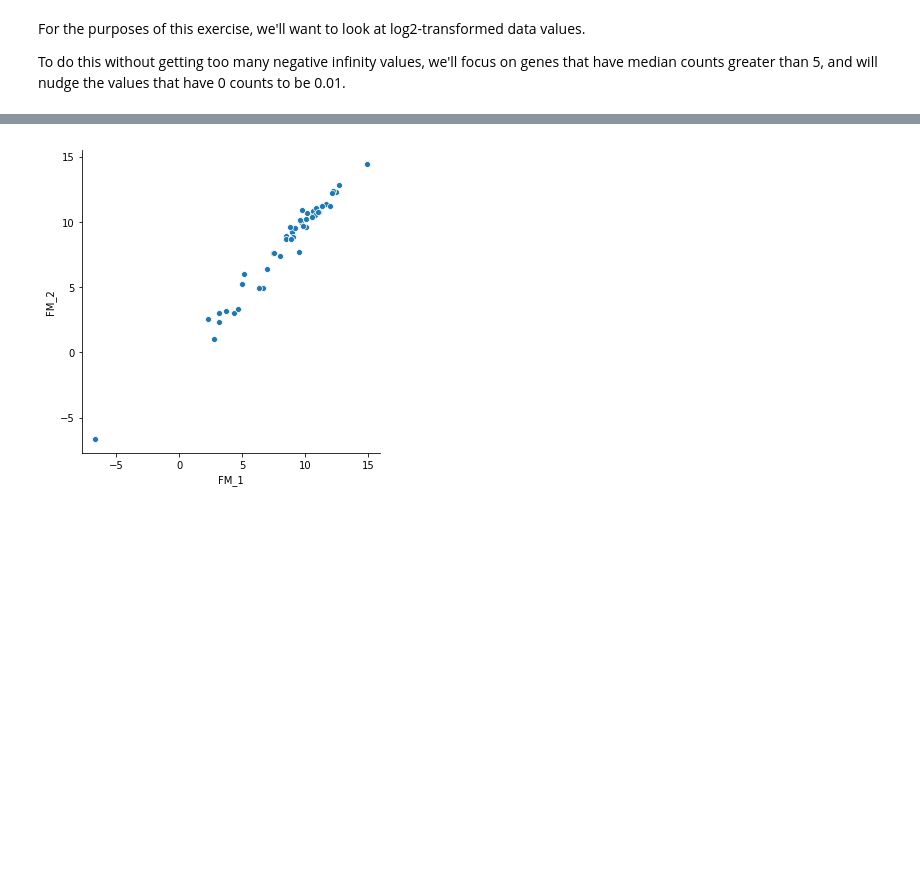
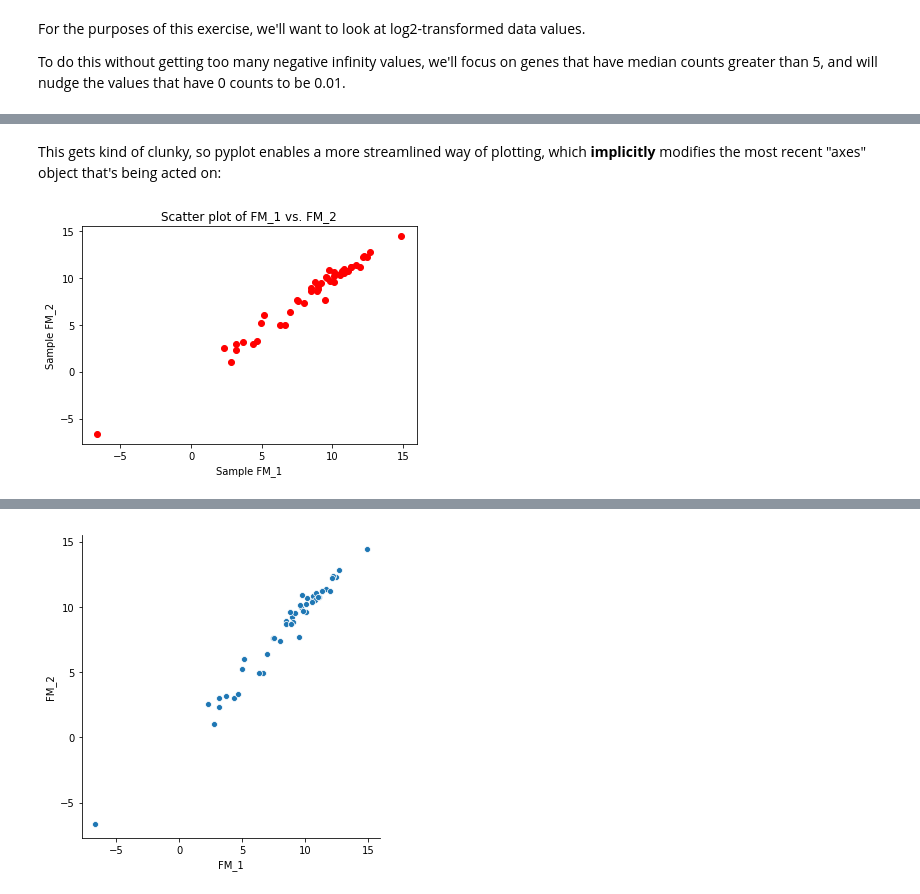
Before and after one commit to shuyima1/PABIO536-BasicPlotting, a Jupyter notebook: PythonPlottingBasics.ipynb, the cells around one changed output, grey strips where cells are left out. Cells and saved outputs as stored; diff of their text form; code cells hidden in the pictures; blank space fills up the shorter version.

Commit message:
added some pyplot basics, stateless/stateful stuff

```diff
--- a/PythonPlottingBasics.ipynb
+++ b/PythonPlottingBasics.ipynb
@@ -104,0 +139,10 @@ See the caveats in the documentation: http://pandas.pydata.org/pandas-docs/stabl
+# %% [markdown]
+This gets kind of clunky, so pyplot enables a more streamlined way of plotting, which __implicitly__ modifies the most recent "axes" object that's being acted on:
+# %%
+plt.scatter(x = df_log2['FM_1'], y = df_log2['FM_2'], marker = 'o', color = 'r')
+plt.title('Scatter plot of FM_1 vs. FM_2')
+plt.xlabel('Sample FM_1')
+plt.ylabel('Sample FM_2')
+plt.show()
+# %% [output]
+[figure, added]
```
Also changed, not shown: parts of 12 cells of this notebook.
